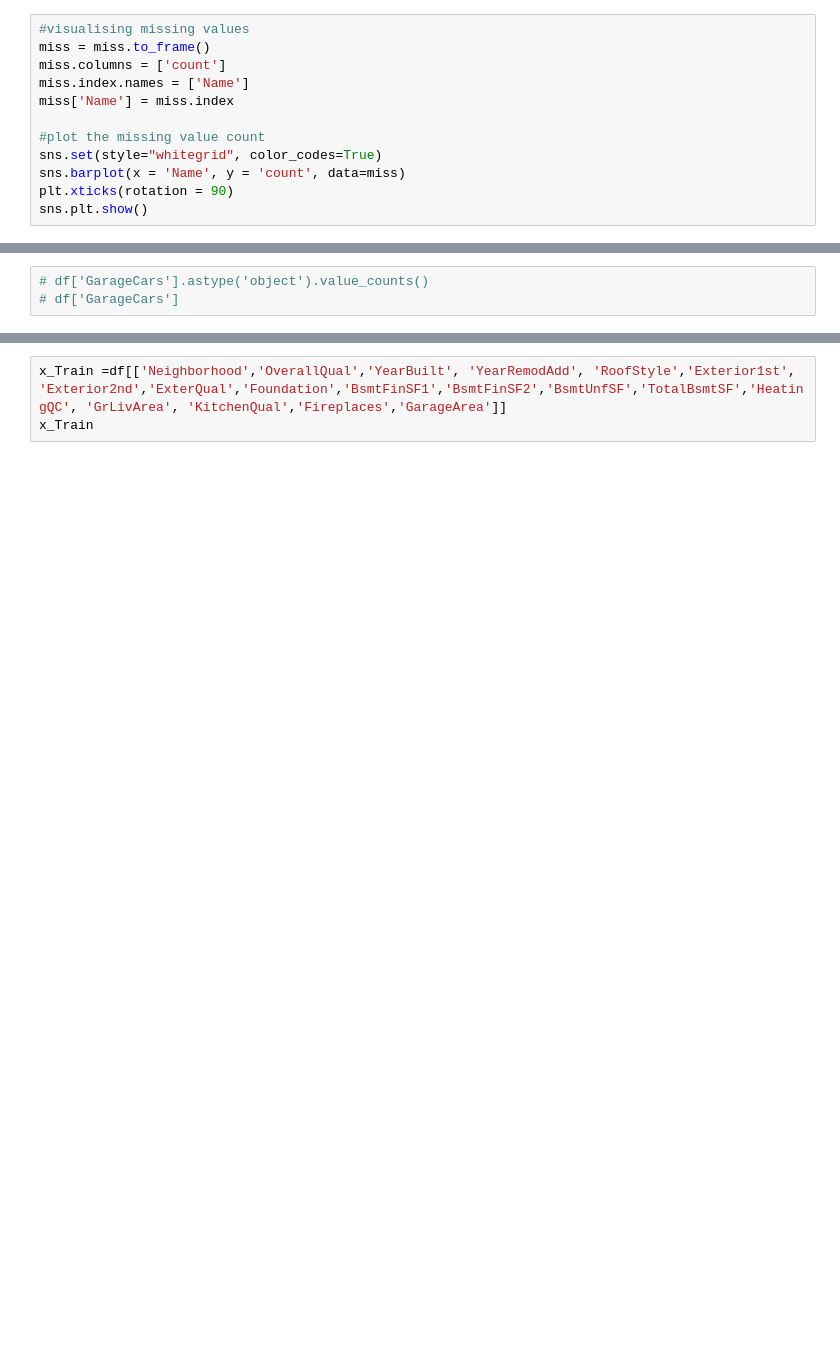
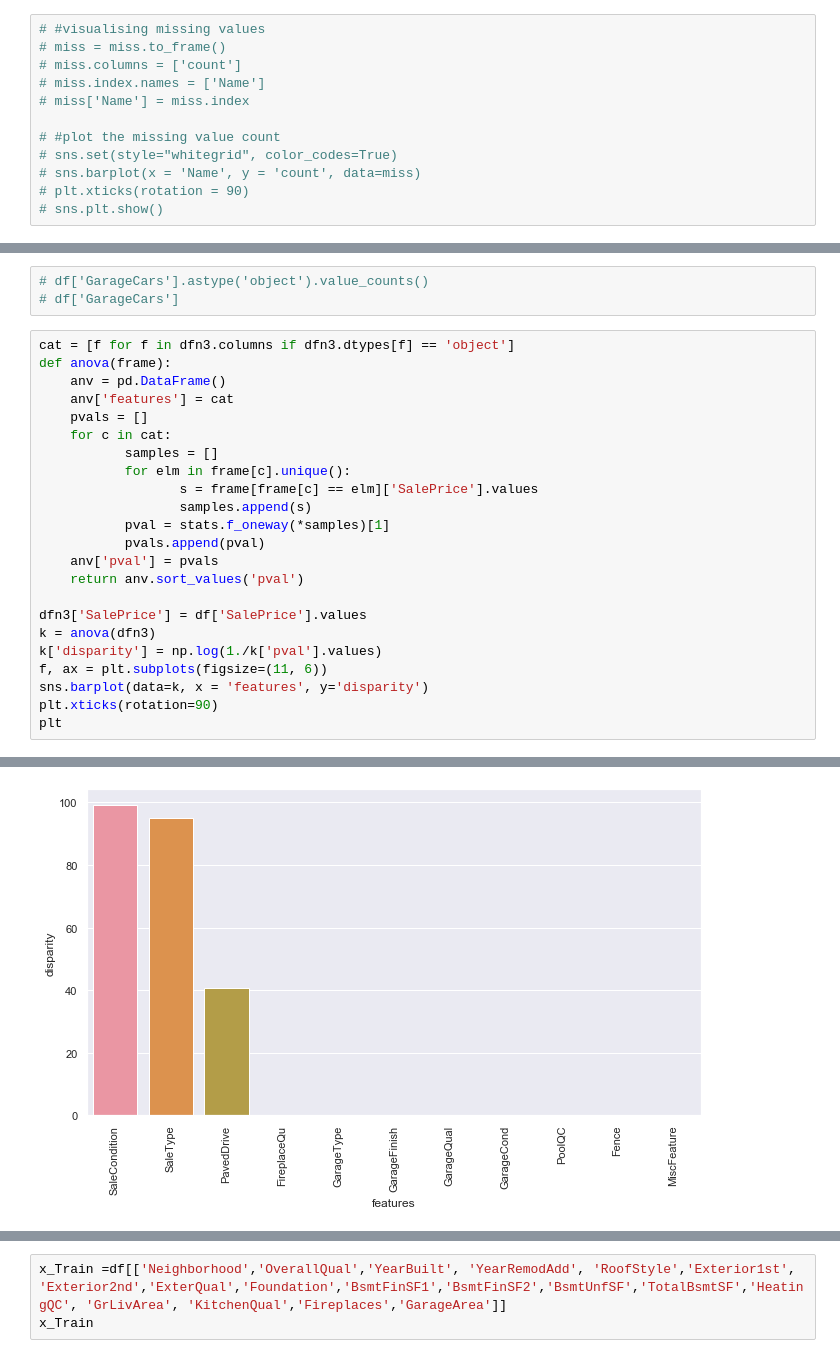
Before and after one commit to apaciorek/ames, a Jupyter notebook: nillia/Housing_Project.ipynb, the cells around one changed output, grey strips where cells are left out. Cells and saved outputs as stored; diff of their text form; blank space fills up the shorter version.

```diff
--- a/nillia/Housing_Project.ipynb
+++ b/nillia/Housing_Project.ipynb
@@ -822,14 +792,14 @@ MiscFeature     0.963014
 PoolQC          0.995205
 dtype: float64
 # %%
-#visualising missing values
-miss = miss.to_frame()
-miss.columns = ['count']
-miss.index.names = ['Name']
-miss['Name'] = miss.index
+# #visualising missing values
+# miss = miss.to_frame()
+# miss.columns = ['count']
+# miss.index.names = ['Name']
+# miss['Name'] = miss.index
 
-#plot the missing value count
-sns.set(style="whitegrid", color_codes=True)
-sns.barplot(x = 'Name', y = 'count', data=miss)
-plt.xticks(rotation = 90)
-sns.plt.show()
+# #plot the missing value count
+# sns.set(style="whitegrid", color_codes=True)
+# sns.barplot(x = 'Name', y = 'count', data=miss)
+# plt.xticks(rotation = 90)
+# sns.plt.show()
@@ -868,3 +806,27 @@ plt
 # %%
 # df['GarageCars'].astype('object').value_counts()
 # df['GarageCars']
+# %%
+cat = [f for f in dfn3.columns if dfn3.dtypes[f] == 'object']
+def anova(frame):
+    anv = pd.DataFrame()
+    anv['features'] = cat
+    pvals = []
+    for c in cat:
+           samples = []
+           for elm in frame[c].unique():
+                  s = frame[frame[c] == elm]['SalePrice'].values
+                  samples.append(s)
+           pval = stats.f_oneway(*samples)[1]
+           pvals.append(pval)
+    anv['pval'] = pvals
+    return anv.sort_values('pval')
+
+dfn3['SalePrice'] = df['SalePrice'].values
+k = anova(dfn3)
+k['disparity'] = np.log(1./k['pval'].values)
+f, ax = plt.subplots(figsize=(11, 6))
+sns.barplot(data=k, x = 'features', y='disparity')
+plt.xticks(rotation=90)
+plt
+# %% [output]
@@ -871,2 +834,3 @@ plt
+[figure, added]
 # %%
 k
```
Also changed, not shown: parts of 110 cells of this notebook, 5 other files.
